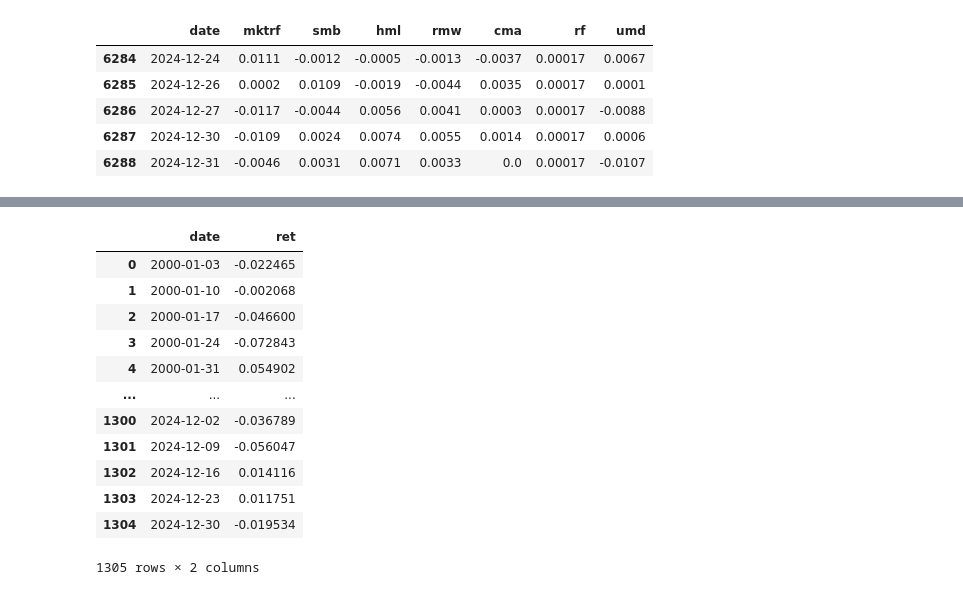
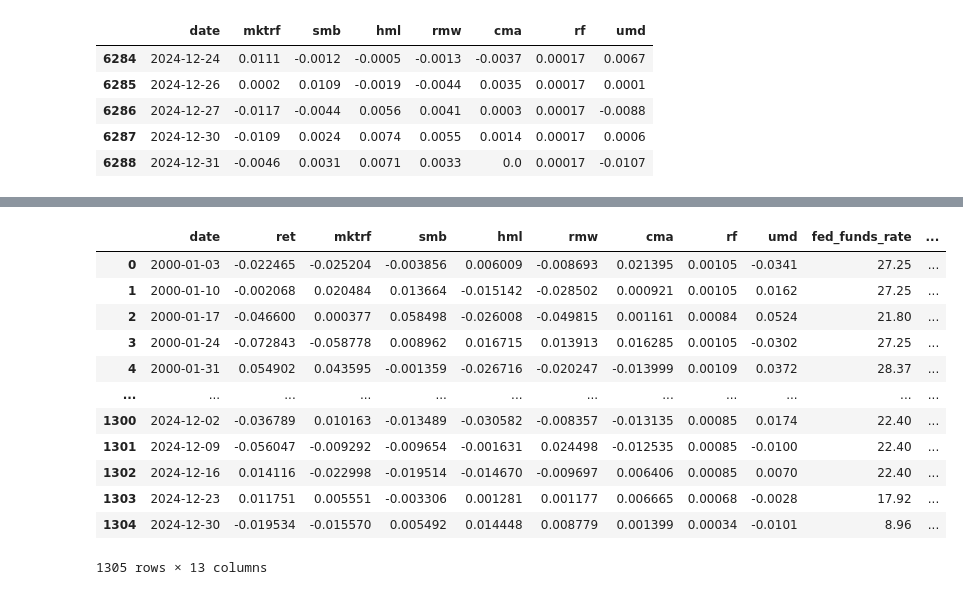
Before and after one commit to nilsberzins/SDF-Research, a Jupyter notebook: SDF-AP Data Current.ipynb, the cells around one changed output, grey strips where cells are left out. Drawn from its saved outputs; the diff is of its cells as text; code cells hidden in the pictures.

```diff
--- a/SDF-AP Data Current.ipynb
+++ b/SDF-AP Data Current.ipynb
@@ -122,8 +175,0 @@ sp500_full[sp500_full["comnam"].isin(['COASTAL CORP'])]
-# %%
-# Date str --> Datetime conversion + ret --> log returns conversion
-
-sp500_full["date"] = pd.to_datetime(sp500_full["date"], format='%Y-%m-%d')
-
-sp500_full["ret"] = np.log(sp500_full["ret"] + 1)
-
-sp500_full["ret"].sample(5)
@@ -137,7 +176,10 @@ Name: ret, dtype: float64
 # %%
+factor_cols = ["ret", "mktrf", "smb", "hml", "rmw", "cma", "rf", "umd",
+               "fed_funds_rate", "volatility_21d", "5d_reversal", "1d_lag_reversal"]
+
 sp500_dly = {
-    name: group[["date", "ret"]].reset_index(drop=True)
+    name: group[["date"] +factor_cols].reset_index(drop=True)
     for name, group in sp500_full.groupby("comnam")
 }
 
-# sp500_dict["GENERAL ELECTRIC CO"]
+sp500_dly["GENERAL ELECTRIC CO"]
@@ -144,34 +200,33 @@ sp500_dly = {
 # %%
 sp500_wkly = {}
 
 for name, df in sp500_dly.items():
 
     #Converting to Weekly
     df = df.copy()
     df["date"] = pd.to_datetime(df["date"])
     df.set_index("date", inplace=True)
 
-    weekly_df = df.resample("W-MON", label="left", closed="left")["ret"].sum().reset_index()
-
-    #Adding 1-yr Momentum
+    weekly_df = df[factor_cols].resample("W-MON", label="left", closed="left").sum().reset_index()
+    # weekly_df = df.resample("W-MON", label="left", closed="left")["ret"].sum().reset_index()
 
     sp500_wkly[name] = weekly_df
 
 sp500_wkly["GENERAL ELECTRIC CO"]
 # %% [output]
-|  | date | ret |
-| 0 | 2000-01-03 | -0.022465 |
-| 1 | 2000-01-10 | -0.002068 |
-| 2 | 2000-01-17 | -0.046600 |
-| 3 | 2000-01-24 | -0.072843 |
-| 4 | 2000-01-31 | 0.054902 |
-| ... | ... | ... |
-| 1300 | 2024-12-02 | -0.036789 |
-| 1301 | 2024-12-09 | -0.056047 |
-| 1302 | 2024-12-16 | 0.014116 |
-| 1303 | 2024-12-23 | 0.011751 |
-| 1304 | 2024-12-30 | -0.019534 |
+|  | date | ret | mktrf | smb | hml | rmw | cma | rf | umd | fed_funds_rate | ... |
+| 0 | 2000-01-03 | -0.022465 | -0.025204 | -0.003856 | 0.006009 | -0.008693 | 0.021395 | 0.00105 | -0.0341 | 27.25 | ... |
+| 1 | 2000-01-10 | -0.002068 | 0.020484 | 0.013664 | -0.015142 | -0.028502 | 0.000921 | 0.00105 | 0.0162 | 27.25 | ... |
+| 2 | 2000-01-17 | -0.046600 | 0.000377 | 0.058498 | -0.026008 | -0.049815 | 0.001161 | 0.00084 | 0.0524 | 21.80 | ... |
+| 3 | 2000-01-24 | -0.072843 | -0.058778 | 0.008962 | 0.016715 | 0.013913 | 0.016285 | 0.00105 | -0.0302 | 27.25 | ... |
+| 4 | 2000-01-31 | 0.054902 | 0.043595 | -0.001359 | -0.026716 | -0.020247 | -0.013999 | 0.00109 | 0.0372 | 28.37 | ... |
+| ... | ... | ... | ... | ... | ... | ... | ... | ... | ... | ... | ... |
+| 1300 | 2024-12-02 | -0.036789 | 0.010163 | -0.013489 | -0.030582 | -0.008357 | -0.013135 | 0.00085 | 0.0174 | 22.40 | ... |
+| 1301 | 2024-12-09 | -0.056047 | -0.009292 | -0.009654 | -0.001631 | 0.024498 | -0.012535 | 0.00085 | -0.0100 | 22.40 | ... |
+| 1302 | 2024-12-16 | 0.014116 | -0.022998 | -0.019514 | -0.014670 | -0.009697 | 0.006406 | 0.00085 | 0.0070 | 22.40 | ... |
+| 1303 | 2024-12-23 | 0.011751 | 0.005551 | -0.003306 | 0.001281 | 0.001177 | 0.006665 | 0.00068 | -0.0028 | 17.92 | ... |
+| 1304 | 2024-12-30 | -0.019534 | -0.015570 | 0.005492 | 0.014448 | 0.008779 | 0.001399 | 0.00034 | -0.0101 | 8.96 | ... |
-1305 rows × 2 columns
+1305 rows × 13 columns
 # %%
 sp500_monthly = {}
 
```
Also changed, not shown: parts of 23 cells of this notebook.
